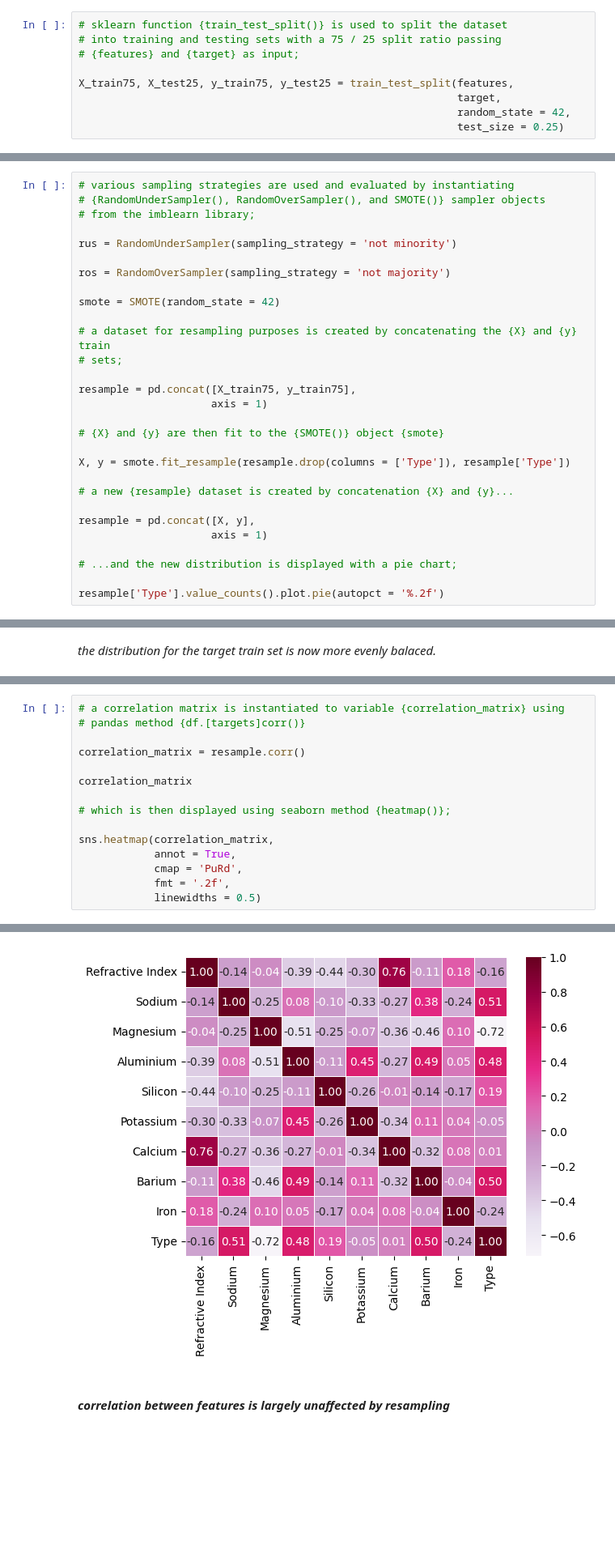
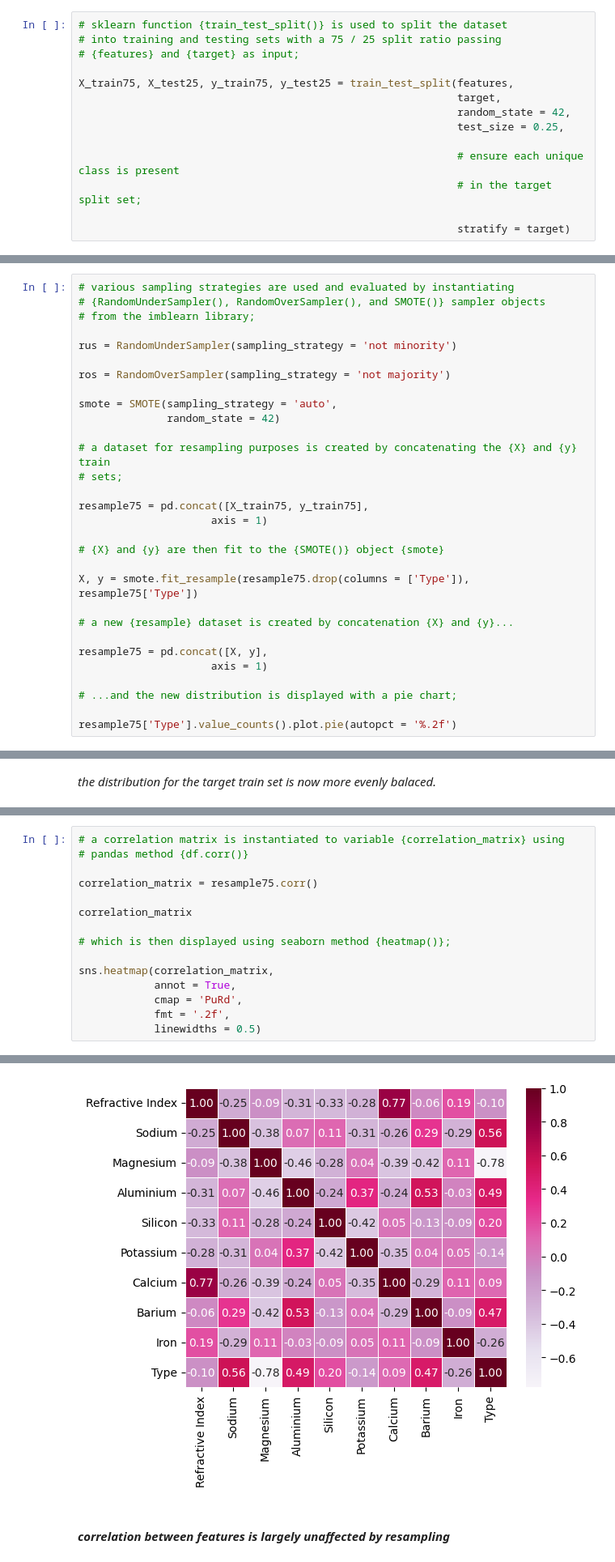
Before and after one commit to MatthewHealy02/AI-Programming-Assessments, a Jupyter notebook: Prog AI CA2 sba24213.ipynb, the cells around one changed output, grey strips where cells are left out. Shown at 81% size. Saved outputs shown, nothing was run; the diff lists cells and outputs as text; blank space fills up the shorter version.

```diff
--- a/Prog AI CA2 sba24213.ipynb
+++ b/Prog AI CA2 sba24213.ipynb
@@ -871,4 +952,9 @@ features
 X_train75, X_test25, y_train75, y_test25 = train_test_split(features,
                                                             target,
                                                             random_state = 42,
-                                                            test_size = 0.25)
+                                                            test_size = 0.25,
+
+                                                            # ensure each unique class is present
+                                                            # in the target split set;
+
+                                                            stratify = target)
@@ -951,26 +1188,27 @@ rus = RandomUnderSampler(sampling_strategy = 'not minority')
 
 ros = RandomOverSampler(sampling_strategy = 'not majority')
 
-smote = SMOTE(random_state = 42)
+smote = SMOTE(sampling_strategy = 'auto',
+              random_state = 42)
 
 # a dataset for resampling purposes is created by concatenating the {X} and {y} train
 # sets;
 
-resample = pd.concat([X_train75, y_train75],
+resample75 = pd.concat([X_train75, y_train75],
                      axis = 1)
 
 # {X} and {y} are then fit to the {SMOTE()} object {smote}
 
-X, y = smote.fit_resample(resample.drop(columns = ['Type']), resample['Type'])
+X, y = smote.fit_resample(resample75.drop(columns = ['Type']), resample75['Type'])
 
 # a new {resample} dataset is created by concatenation {X} and {y}...
 
-resample = pd.concat([X, y],
+resample75 = pd.concat([X, y],
                      axis = 1)
 
 # ...and the new distribution is displayed with a pie chart;
 
-resample['Type'].value_counts().plot.pie(autopct = '%.2f')
+resample75['Type'].value_counts().plot.pie(autopct = '%.2f')
 # %% [output]
 <Axes: ylabel='count'>
 [figure]
@@ -1025,21 +1315,21 @@ dtype: object
 # %%
 # a correlation matrix is instantiated to variable {correlation_matrix} using
-# pandas method {df.[targets]corr()}
+# pandas method {df.corr()}
 
-correlation_matrix = resample.corr()
+correlation_matrix = resample75.corr()
 
 correlation_matrix
 
 # which is then displayed using seaborn method {heatmap()};
 
 sns.heatmap(correlation_matrix,
             annot = True,
             cmap = 'PuRd',
             fmt = '.2f',
             linewidths = 0.5)
 # %% [output]
 <Axes: >
-[figure, old version]
+[figure, new version]
 # %% [markdown]
 #### _correlation between features is largely unaffected by resampling_
 # %% [markdown]
```
Also changed, not shown: parts of 200 cells of this notebook.
